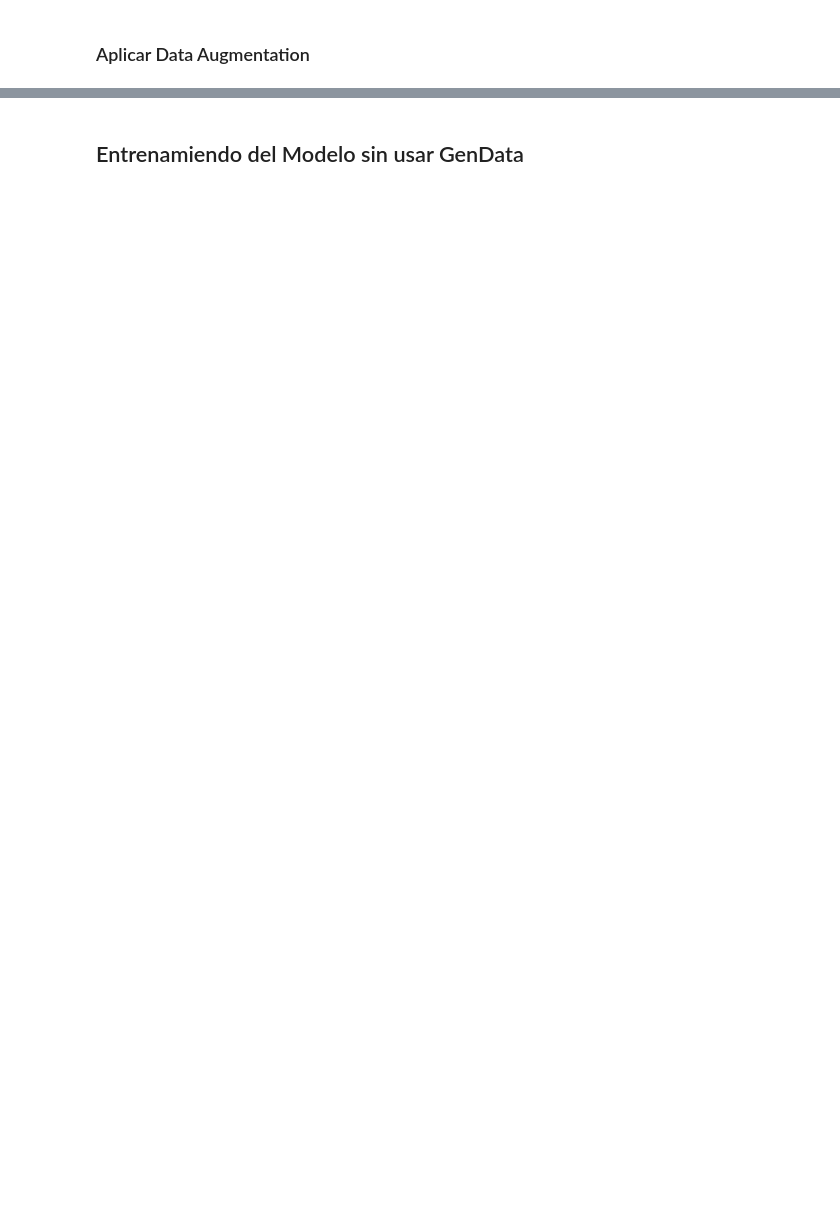
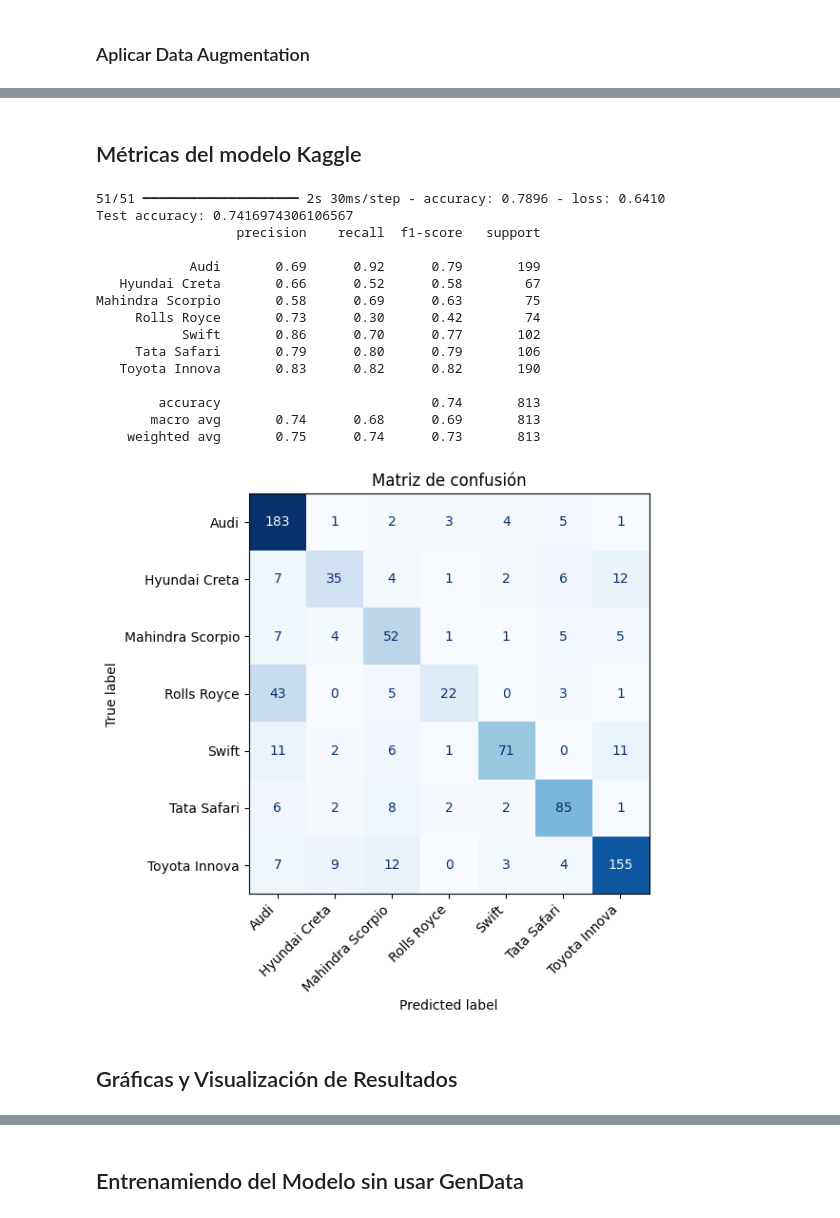
Before and after one commit to jorgeCastro-CVJJ/CarClassification-ML, a Jupyter notebook: Avance2ModeloAI_Carros_A01707735.ipynb, the cells around one changed output, grey strips where cells are left out. Saved outputs shown, nothing was run; the diff lists cells and outputs as text; code cells hidden in the pictures; blank space fills up the shorter version.

```diff
--- a/Avance2ModeloAI_Carros_A01707735.ipynb
+++ b/Avance2ModeloAI_Carros_A01707735.ipynb
@@ -355,0 +315,6 @@ Found 813 images belonging to 7 classes.
+# %%
+history_base = model_kaggle.fit(
+    train_generator,
+    epochs=50,
+    validation_data=val_rescale_generator,
+)
@@ -355,0 +341,43 @@ Found 813 images belonging to 7 classes.
+# %% [markdown]
+## Métricas del modelo Kaggle
+# %%
+from sklearn.metrics import confusion_matrix, ConfusionMatrixDisplay
+
+test_loss, test_acc = model_kaggle.evaluate(test_rescale_generator)
+print(f"Test accuracy: {test_acc}")
+
+labels = list(test_rescale_generator.class_indices.keys())
+
+y_true = test_rescale_generator.classes
+y_pred = np.argmax(model_kaggle.predict(test_rescale_generator, verbose=0), axis=1)
+
+# Generación de la matriz de confusión y reporte de clasificación
+cm = confusion_matrix(y_true, y_pred)
+print(classification_report(y_true, y_pred, target_names=labels))
+disp = ConfusionMatrixDisplay(confusion_matrix=cm, display_labels=labels)
+
+plt.figure(figsize=(6, 6))
+disp.plot(include_values=True, cmap=plt.cm.Blues, ax=plt.gca(), colorbar=False)
+plt.title("Matriz de confusión")
+plt.xticks(rotation=45, ha="right")
+plt.tight_layout()
+plt.show()
+# %% [output]
+51/51 ━━━━━━━━━━━━━━━━━━━━ 2s 30ms/step - accuracy: 0.7896 - loss: 0.6410
+Test accuracy: 0.7416974306106567
+                  precision    recall  f1-score   support
+
+            Audi       0.69      0.92      0.79       199
+   Hyundai Creta       0.66      0.52      0.58        67
+Mahindra Scorpio       0.58      0.69      0.63        75
+     Rolls Royce       0.73      0.30      0.42        74
+           Swift       0.86      0.70      0.77       102
+     Tata Safari       0.79      0.80      0.79       106
+   Toyota Innova       0.83      0.82      0.82       190
+
+        accuracy                           0.74       813
+       macro avg       0.74      0.68      0.69       813
+    weighted avg       0.75      0.74      0.73       813
+[figure, added]
+# %% [markdown]
+## Gráficas y Visualización de Resultados
```
Also changed, not shown: parts of 40 cells of this notebook, 1 other file.
